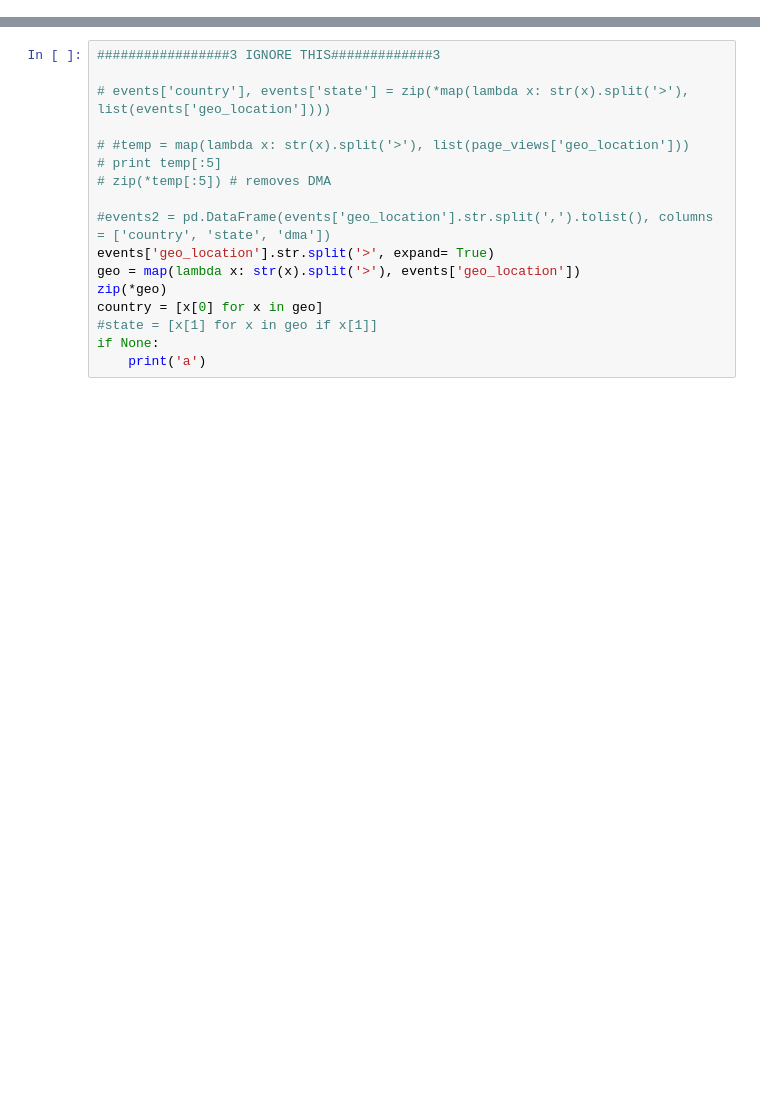
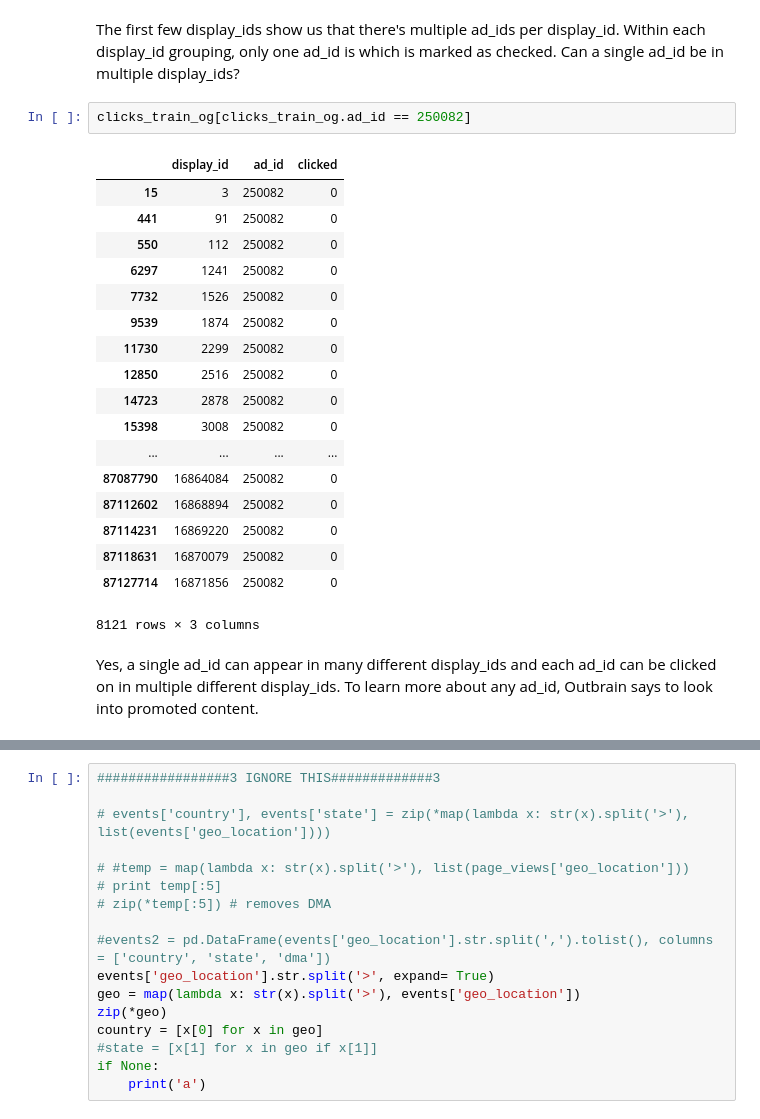
Before and after one commit to sarahkelley/w207_final_project_Cluster-F, a Jupyter notebook: Data_Wrangling_Lisa.ipynb, the cells around one changed output, grey strips where cells are left out. Drawn from its saved outputs; the diff is of its cells as text; blank space fills up the shorter version.

```diff
--- a/Data_Wrangling_Lisa.ipynb
+++ b/Data_Wrangling_Lisa.ipynb
@@ -125,0 +129,25 @@ data = format_data(clicks_train)
+# %% [markdown]
+The first few display_ids show us that there's multiple ad_ids per display_id. Within each display_id grouping, only one ad_id is which is marked as checked. Can a single ad_id be in multiple display_ids?
+# %%
+clicks_train_og[clicks_train_og.ad_id == 250082]
+# %% [output]
+|  | display_id | ad_id | clicked |
+| 15 | 3 | 250082 | 0 |
+| 441 | 91 | 250082 | 0 |
+| 550 | 112 | 250082 | 0 |
+| 6297 | 1241 | 250082 | 0 |
+| 7732 | 1526 | 250082 | 0 |
+| 9539 | 1874 | 250082 | 0 |
+| 11730 | 2299 | 250082 | 0 |
+| 12850 | 2516 | 250082 | 0 |
+| 14723 | 2878 | 250082 | 0 |
+| 15398 | 3008 | 250082 | 0 |
+| ... | ... | ... | ... |
+| 87087790 | 16864084 | 250082 | 0 |
+| 87112602 | 16868894 | 250082 | 0 |
+| 87114231 | 16869220 | 250082 | 0 |
+| 87118631 | 16870079 | 250082 | 0 |
+| 87127714 | 16871856 | 250082 | 0 |
+8121 rows × 3 columns
+# %% [markdown]
+Yes, a single ad_id can appear in many different display_ids and each ad_id can be clicked on in multiple different display_ids. To learn more about any ad_id, Outbrain says to look into promoted content.
```
Also changed, not shown: parts of 50 cells of this notebook, 1 other file.
